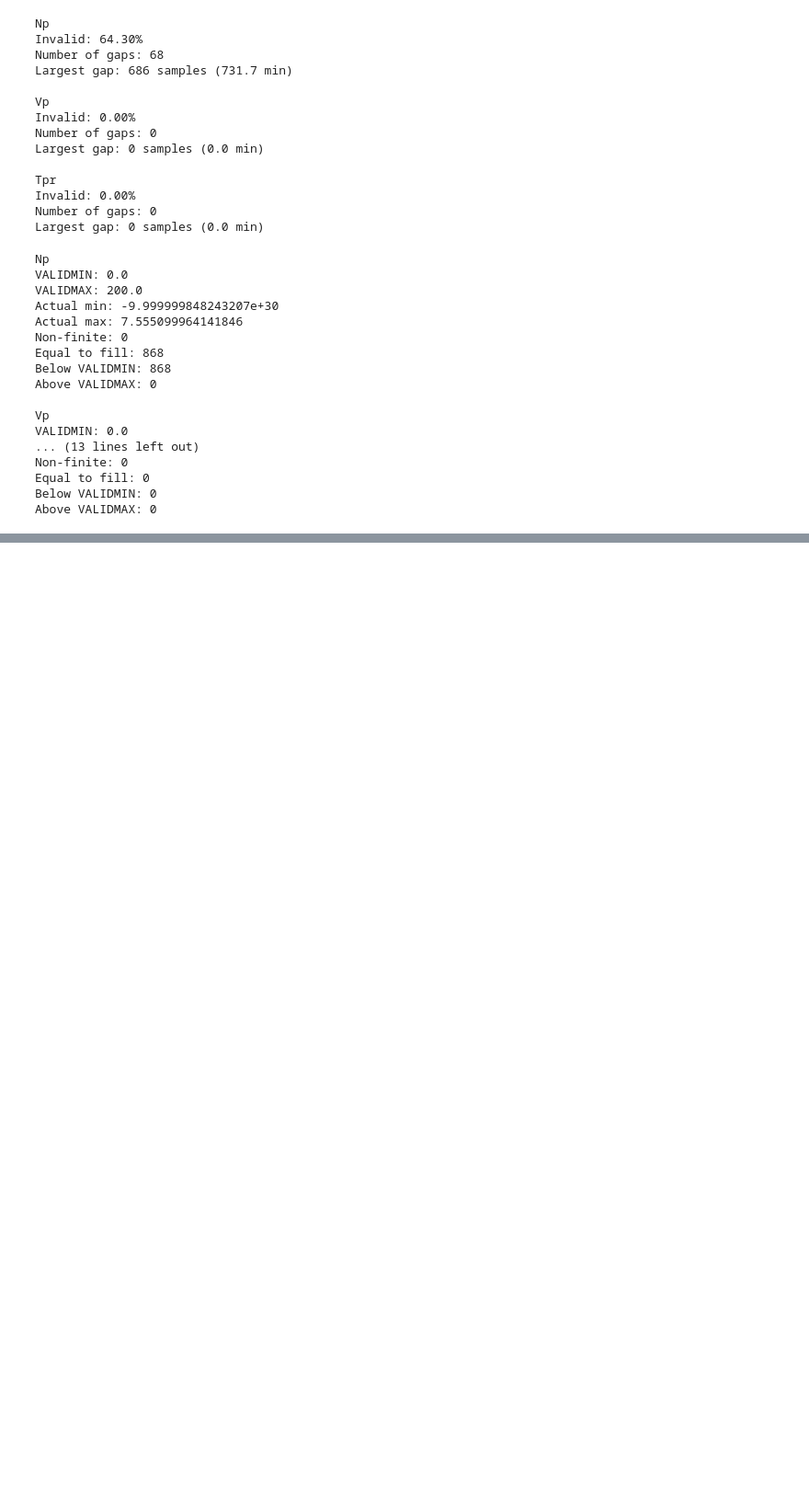
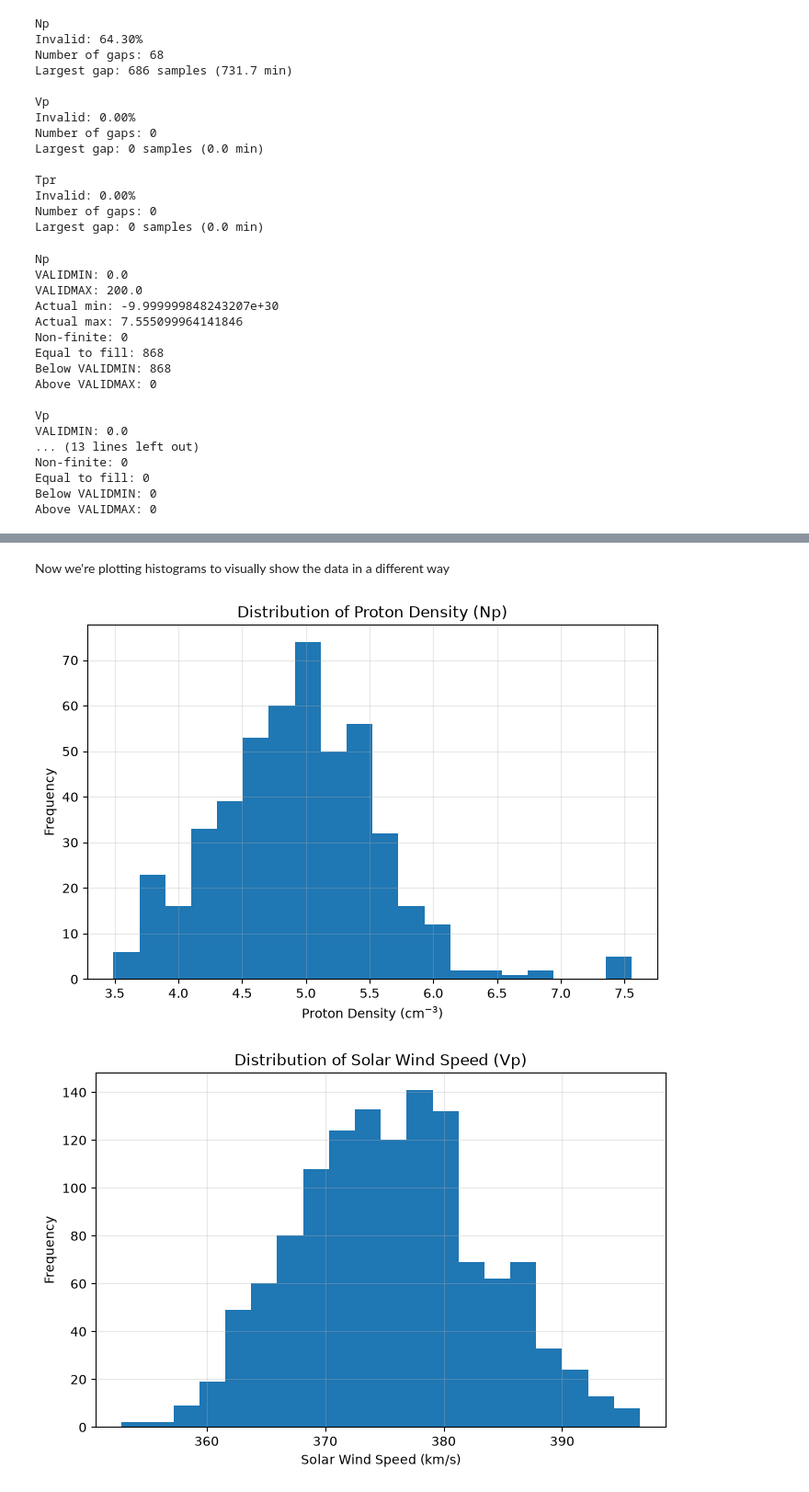
Before and after one commit to hux-alan/heliosonic, a Jupyter notebook: notebooks/02_understand_variables.ipynb, the cells around one changed output, grey strips where cells are left out. Shown at 92% size. Saved outputs shown, nothing was run; the diff lists cells and outputs as text; code cells hidden in the pictures; blank space fills up the shorter version.

```diff
--- a/notebooks/02_understand_variables.ipynb
+++ b/notebooks/02_understand_variables.ipynb
@@ -456,0 +520,43 @@ np.sum(density == fill)
+# %% [markdown]
+Now we're plotting histograms to visually show the data in a different way
+# %%
+# Histogram of Np
+
+plt.figure(figsize=(8,5))
+
+plt.hist(np_valid, bins=20)
+
+plt.title("Distribution of Proton Density (Np)")
+plt.xlabel("Proton Density (cm$^{-3}$)")
+plt.ylabel("Frequency")
+
+plt.grid(alpha=0.3)
+
+plt.show()
+
+# Histogram of Vp
+
+plt.figure(figsize=(8,5))
+
+plt.hist(vp_valid, bins=20)
+
+plt.title("Distribution of Solar Wind Speed (Vp)")
+plt.xlabel("Solar Wind Speed (km/s)")
+plt.ylabel("Frequency")
+
+plt.grid(alpha=0.3)
+
+# Histogram of Tpr
+
+plt.figure(figsize=(8,5))
+
+plt.hist(tpr_valid, bins=20)
+
+plt.title("Distribution of Proton Temperature (Tpr)")
+plt.xlabel("Proton Temperature (K)")
+plt.ylabel("Frequency")
+
+plt.grid(alpha=0.3)
+# %% [output]
+[figure, added]
+[figure, added]
```
Also changed, not shown: parts of 13 cells of this notebook.
